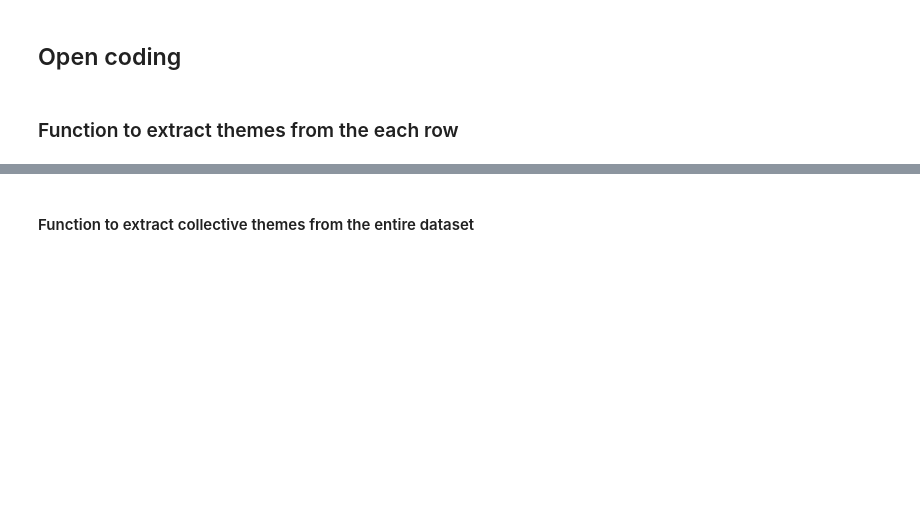
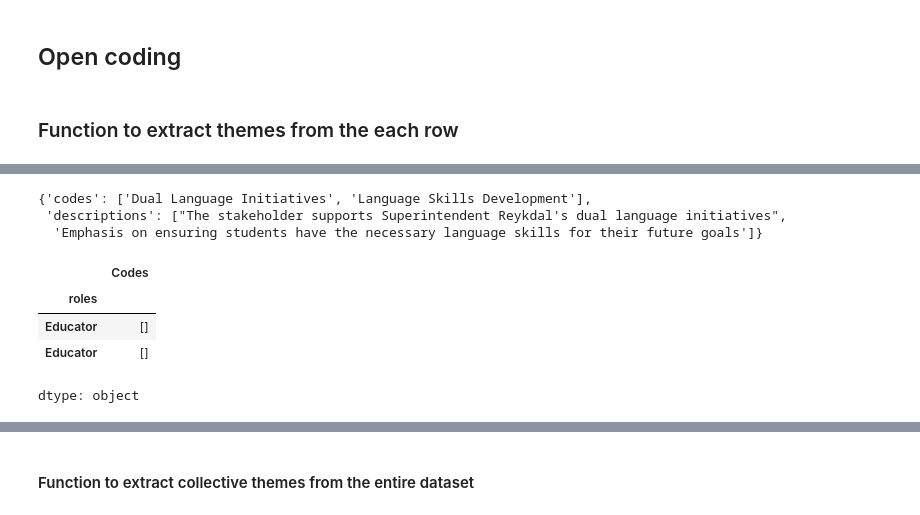
Before and after one commit to jdcox02/Cohort-2025, a Jupyter notebook: session_7_LLM_coding_topic_model/ISEA_topic_code_using_openai.ipynb, the cells around one changed output, grey strips where cells are left out. Saved outputs shown, nothing was run; the diff lists cells and outputs as text; code cells hidden in the pictures; blank space fills up the shorter version.

```diff
--- a/session_7_LLM_coding_topic_model/ISEA_topic_code_using_openai.ipynb
+++ b/session_7_LLM_coding_topic_model/ISEA_topic_code_using_openai.ipynb
@@ -148,3 +176,17 @@ See the caveats in the documentation: https://pandas.pydata.org/pandas-docs/stab
+# %%
+json.loads(test_material)
+# %% [output]
+{'codes': ['Dual Language Initiatives', 'Language Skills Development'],
+ 'descriptions': ["The stakeholder supports Superintendent Reykdal's dual language initiatives",
+  'Emphasis on ensuring students have the necessary language skills for their future goals']}
+# %%
+t['Codes']
+# %% [output]
+|  | Codes |
+| roles |  |
+| Educator | [] |
+| Educator | [] |
+dtype: object
 # %%
 # Refine and label emerging themes
 # Pattern Recognition
```
Also changed, not shown: parts of 12 cells of this notebook.
